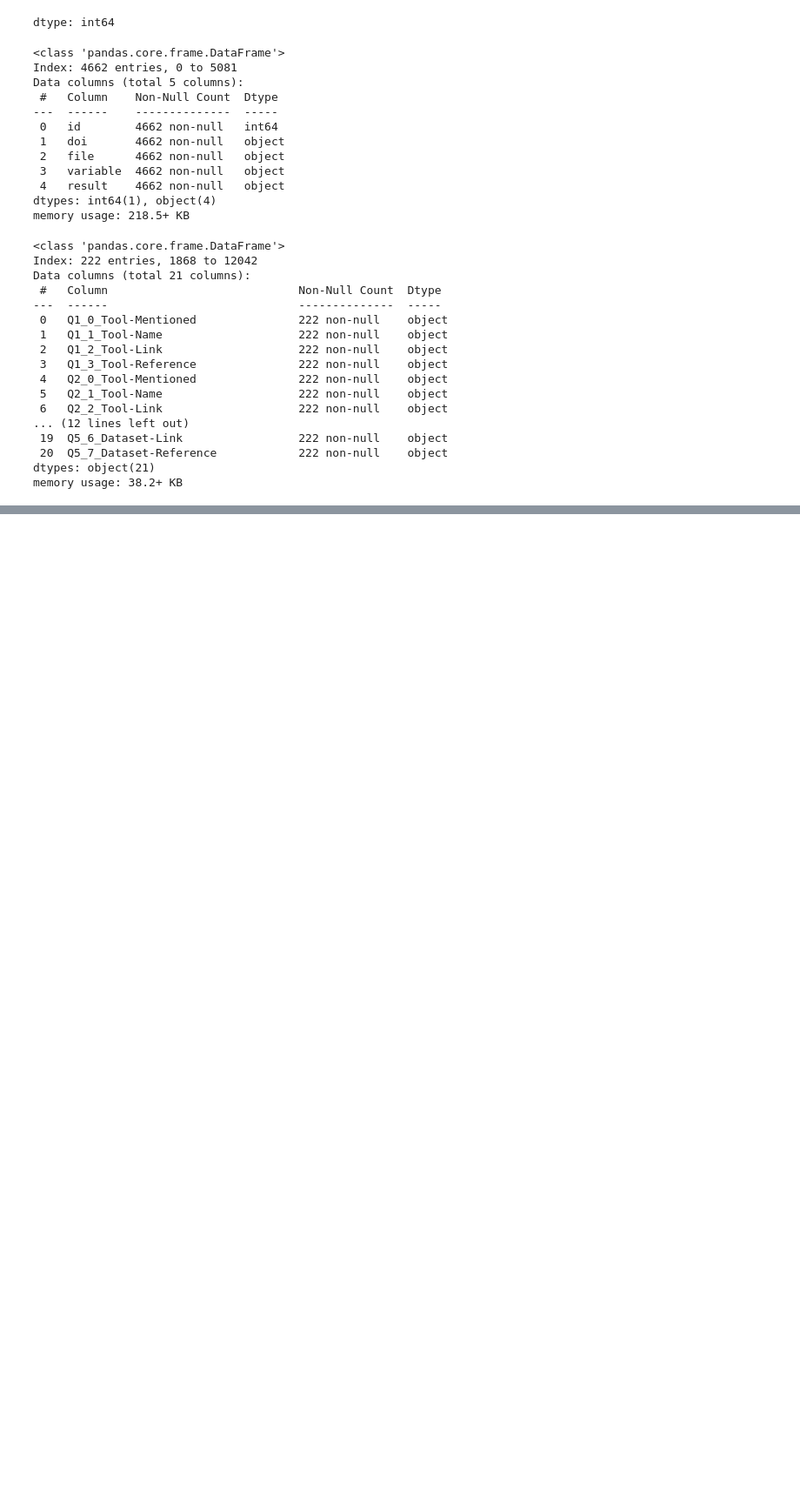
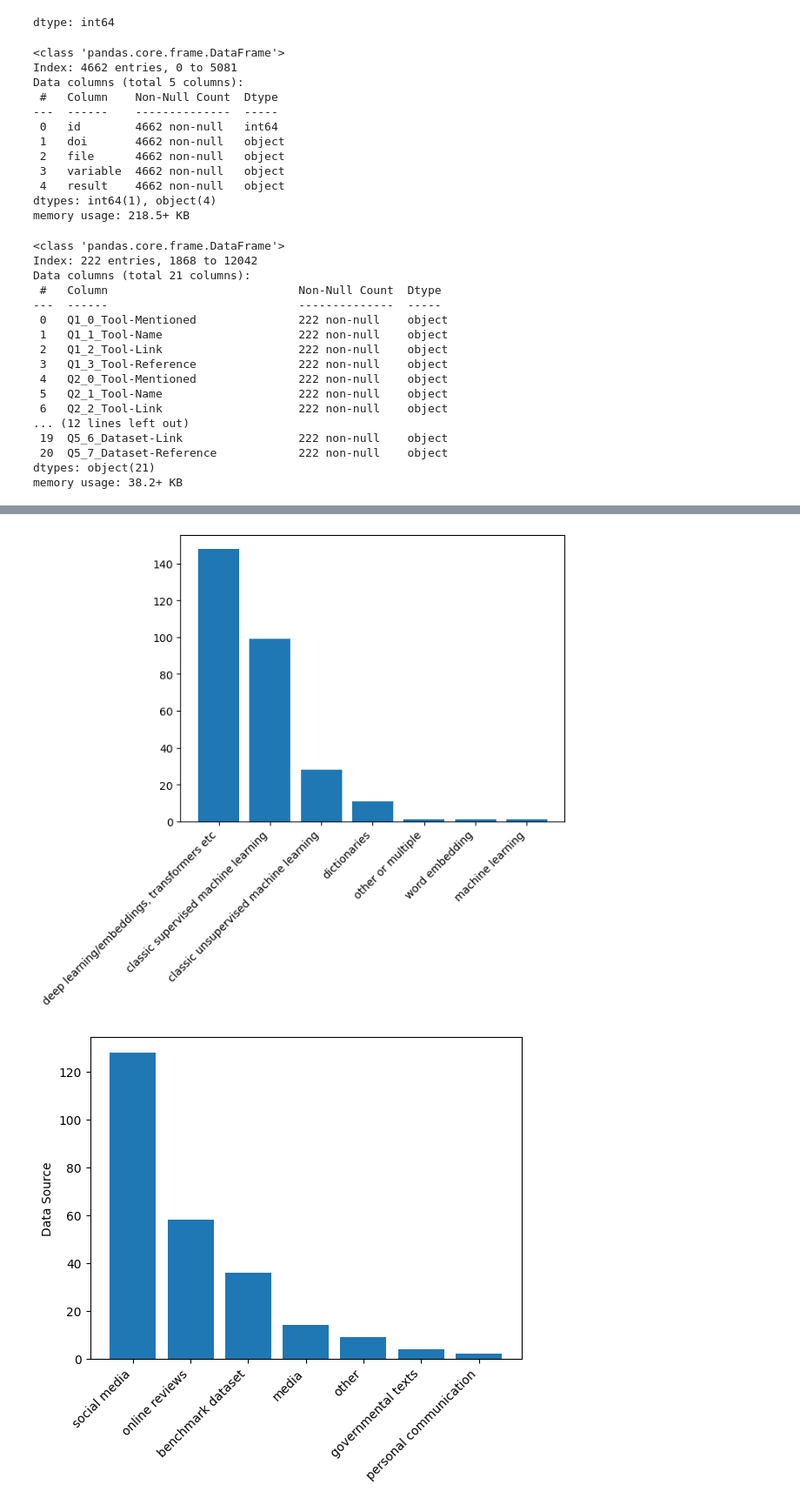
Before and after one commit to JBGruber/opinion-wg2, a Jupyter notebook: analysis_visualization/visualization2_olya.ipynb, the cells around one changed output, grey strips where cells are left out. Shown at 87% size. Cells and saved outputs as stored; diff of their text form; code cells hidden in the pictures; blank space fills up the shorter version.

```diff
--- a/analysis_visualization/visualization2_olya.ipynb
+++ b/analysis_visualization/visualization2_olya.ipynb
@@ -148,0 +179,15 @@ Counter(subdomains).most_common()
+# %%
+#"other or multiple"
+#
+
+clean_dict_approach={"lexicon based approach":"dictionaries",
+                     "hybrid approach":"other or multiple",
+                     re.escape("lexicon-based methods"):"dictionaries",
+                     re.escape("lexicon-based"):"dictionaries",
+                     "; supervised machine learning":"; classic supervised machine learning",
+                     "lexicons":"dictionaries",
+                     "lexicon based":"dictionaries",
+                     "lexical approach":"dictionaries"}
+df_t.loc[:,"Q3_1_Approach"]=df_t['Q3_1_Approach'].str.lower().replace(clean_dict_approach, regex=True)
+df_t.Q3_1_Approach.unique()
+#check papers -> Word Embedding,  Machine Learning
@@ -148,0 +209,46 @@ Counter(subdomains).most_common()
+# %%
+
+#===========approach
+#Answers:
+#-Dictionaries
+#-Classic Supervised Machine Learning (i.e., usually bag-of-words pre-processing, no deep learning or transformers)
+#-Classic Unsupervised Machine Learning (e.g., topic modeling)
+#-Deep learning/Embeddings, Transformers etc
+#-Proprietary and unknown to us (ie a business secret)
+#-Unclear
+#-Other or multiple (leads to write in question)
+
+approach=df_t.Q3_1_Approach.values#_counts()
+approach_list = [t.lower().split('; ') for t in approach]
+dict_of_approach = Counter(x for xs in approach_list for x in set(xs))
+dict_of_approach.most_common()
+
+
+plt.bar(dict_of_approach.keys(), dict_of_approach.values())
+plt.xticks(rotation=45, ha='right')
+plt.show()
+#==========source
+#Answers:
+#-benchmark dataset (e.g., SemEval2013)
+#-Social Media
+#-Media
+#-Governmental texts
+#-Online Reviews
+#-Personal Communication (e.g., emails, messenger texts)
+#-Other (write in)
+
+source=df_t["Q5_1_Data-Source"].values#_counts()
+source_list = [t.lower().split('; ') for t in source]
+dict_of_source = Counter(x for xs in source_list for x in set(xs))
+#dict_of_source.most_common()
+
+plt.bar(dict_of_source.keys(), dict_of_source.values())
+plt.xticks(rotation=45, ha='right')
+plt.ylabel("Data Source")
+plt.show()
+
+
+#language,country - small adjusements needed
+# %% [output]
+[figure, added]
+[figure, added]
```
Also changed, not shown: parts of 11 cells of this notebook, 3 other files.
